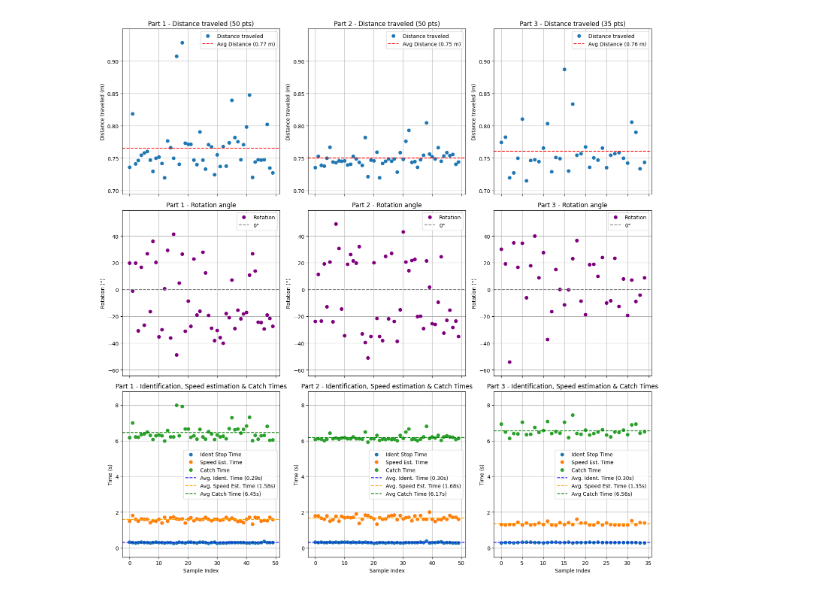
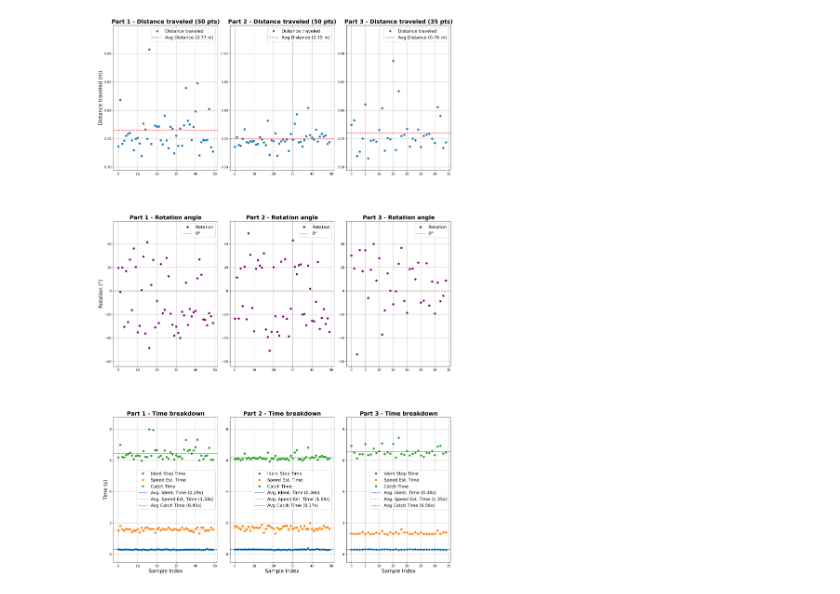
Before and after one commit to KarolChudzicki/Master-Thesis, a Jupyter notebook: Plots/time_plots.ipynb, the cells around one changed output. Drawn from its saved outputs; the diff is of its cells as text; code cells hidden in the pictures.

Commit message:
plots 3

```diff
--- a/Plots/time_plots.ipynb
+++ b/Plots/time_plots.ipynb
@@ -15,7 +15,7 @@ def add_margin(ymin, ymax, margin=0.1):
 df = pd.read_csv("plots_for_thesis/25Hz_times.csv")
 
 parts = [0, 1, 2]
-fig, axes = plt.subplots(3, 3, figsize=(15, 15), sharex='col')
+fig, axes = plt.subplots(3, 3, figsize=(16, 26), dpi=150)
 
 # Calculate y-limits for each row first
 
@@ -63,51 +63,55 @@ for col, part_id in enumerate(parts):
     # Distance (show n_points here)
     axes[0, col].plot(part_df.index, part_df["distance_traveled"], marker='o', linestyle="", label="Distance traveled")
     axes[0, col].axhline(avg_distance, color='r', linestyle='--', label=f"Avg Distance ({avg_distance:.2f} m)")
-    axes[0, col].set_title(f"Part {part_id + 1} - Distance traveled ({n_points} pts)")
-    axes[0, col].set_ylabel("Distance traveled (m)")
+    axes[0, col].set_title(f"Part {part_id + 1} - Distance traveled ({n_points} pts)", fontsize=18, fontweight='bold')
+    if col == 0:
+        axes[0, col].set_ylabel("Distance traveled (m)", fontsize=16)
     axes[0, col].grid(True)
     axes[0, col].set_ylim(distance_min, distance_max)
-    axes[0, col].legend()
+    axes[0, col].legend(loc='upper right', fontsize=14)
 
     # Rotation (no n_points)
     if "part_rotation" in part_df.columns:
         axes[1, col].plot(part_df.index, part_df["part_rotation"], marker='o', color="purple", linestyle="", label="Rotation")
         axes[1, col].axhline(0, color='gray', linestyle='--', label="0°")
-        axes[1, col].set_title(f"Part {part_id + 1} - Rotation angle")
-        axes[1, col].set_ylabel("Rotation (°)")
+        axes[1, col].set_title(f"Part {part_id + 1} - Rotation angle", fontsize=18, fontweight='bold')
+        if col == 0:
+            axes[1, col].set_ylabel("Rotation (°)", fontsize=16)
         axes[1, col].grid(True)
         axes[1, col].set_ylim(rotation_min, rotation_max)
-        axes[1, col].legend()
+        axes[1, col].legend(fontsize=14)
     else:
         axes[1, col].set_visible(False)
 
     # Times (no n_points)
     ident_stop = part_df["time_ident_stop"]
     est_time = part_df["time_speed_est_stop"] - part_df["time_speed_est_start"]
     catch_time = part_df["time_catch_stop"] - part_df["time_catch_start"]
 
     axes[2, col].plot(part_df.index, ident_stop, marker='o', label="Ident Stop Time", linestyle="")
     axes[2, col].plot(part_df.index, est_time, marker='o', label="Speed Est. Time", linestyle="")
     axes[2, col].plot(part_df.index, catch_time, marker='o', label="Catch Time", linestyle="")
 
     avg_ident_stop = ident_stop.mean()
     avg_est_time = est_time.mean()
     avg_catch_time = catch_time.mean()
 
     axes[2, col].axhline(avg_ident_stop, color='blue', linestyle='--', label=f"Avg. Ident. Time ({avg_ident_stop:.2f}s)")
     axes[2, col].axhline(avg_est_time, color='orange', linestyle='--', label=f"Avg. Speed Est. Time ({avg_est_time:.2f}s)")
     axes[2, col].axhline(avg_catch_time, color='green', linestyle='--', label=f"Avg Catch Time ({avg_catch_time:.2f}s)")
 
-    axes[2, col].set_title(f"Part {part_id + 1} - Time breakdown")
-    axes[2, col].set_xlabel("Sample Index")
-    axes[2, col].set_ylabel("Time (s)")
+    axes[2, col].set_title(f"Part {part_id + 1} - Time breakdown", fontsize=18, fontweight='bold')
+    axes[2, col].set_xlabel("Sample Index", fontsize=16)
+    if col == 0:
+        axes[2, col].set_ylabel("Time (s)", fontsize=16)
     axes[2, col].grid(True)
     axes[2, col].set_ylim(time_min, time_max)
-    axes[2, col].legend()
+    axes[2, col].legend(fontsize=14)
 
-plt.tight_layout()
+plt.tight_layout(rect=[0, 0, 1, 0.96])
+plt.subplots_adjust(hspace=0.05)
 plt.show()
 # %% [output]
-[figure, old version]
+[figure, new version]
 # %%
 fig.savefig("time_plots.pdf", bbox_inches='tight')
```
